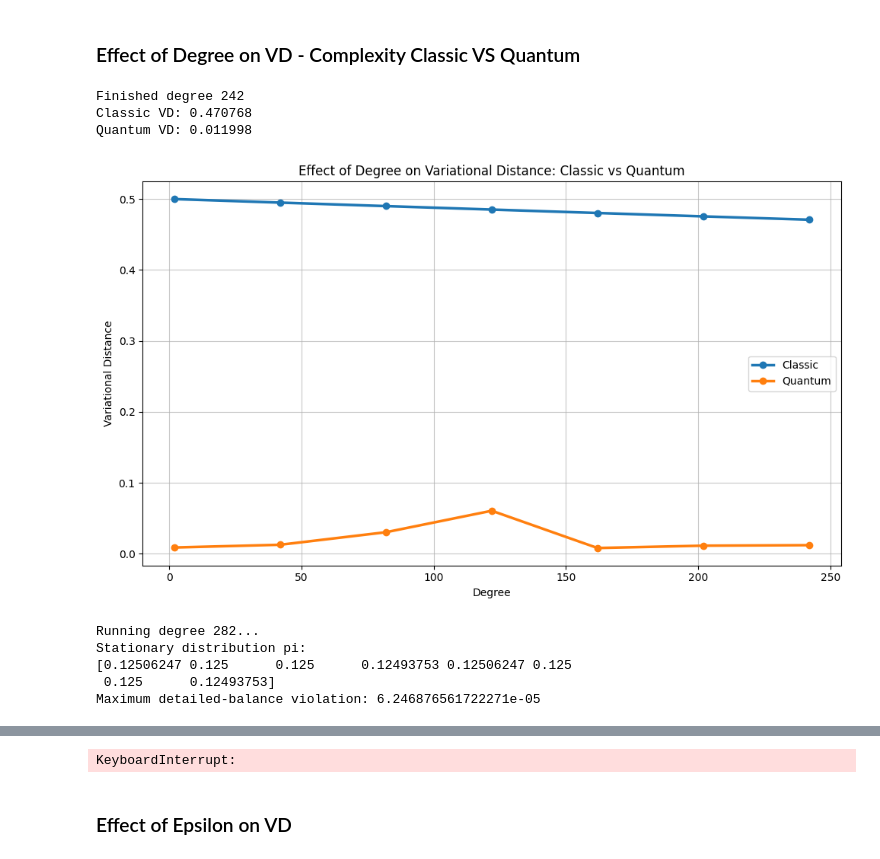
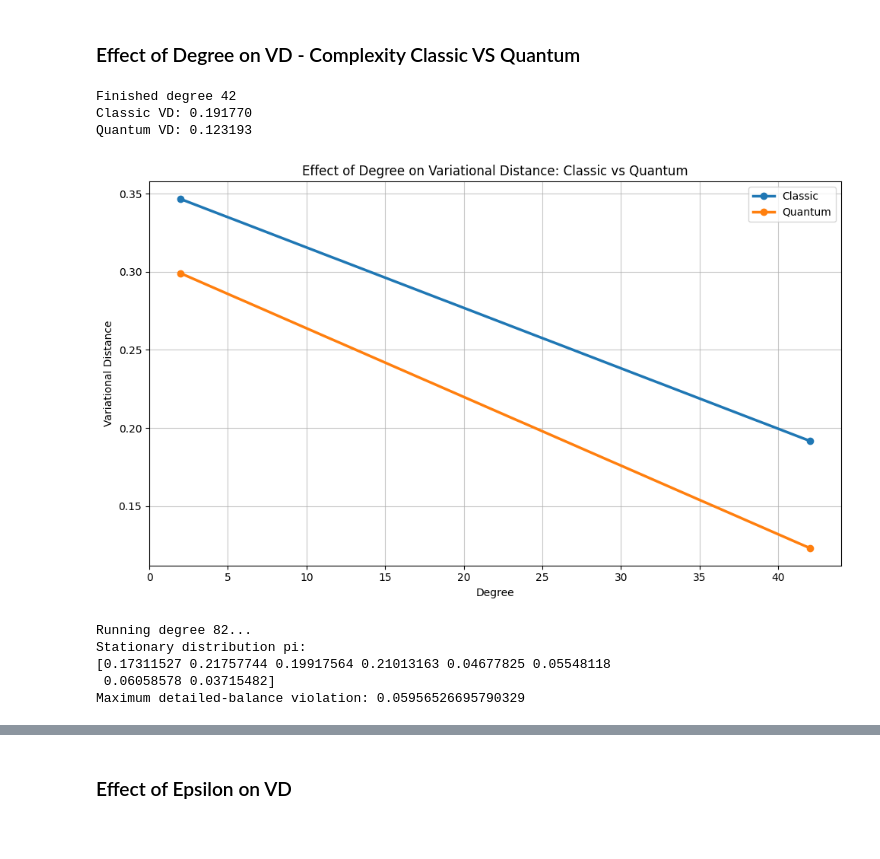
Before and after one commit to frafino/Quantum-Speedup-for-Nonreversible-Markov-Chains, a Jupyter notebook: non_reversible_toy_chain.ipynb, the cells around one changed output, grey strips where cells are left out. Drawn from its saved outputs; the diff is of its cells as text; code cells hidden in the pictures.

```diff
--- a/non_reversible_toy_chain.ipynb
+++ b/non_reversible_toy_chain.ipynb
@@ -417,6 +416,6 @@ if d % 2 != 0:
     d += 1
 
 print(f"Degree of chebyshev polynomial is: {d}")
-d = 2
-print(f"Chebyshev degree changed to {d} for experiment")
+#d = 2
+#print(f"Chebyshev degree changed to {d} for experiment")
 # %% [output]
@@ -991,7 +1017,7 @@ def classic_evolution_from_state(degree, P, pi, start_state=0):
 
 
 # Choose the target TVD you want to compare against
-target_tvd = 0.0072
+target_tvd = 0.0103
 
 # Classical search range
 max_classical_degree = 50000
@@ -1411,21 +1437,23 @@ def stationary_distribution(P):
 
     return pi
 
-P_bottleneck = np.zeros((8, 8))
+import numpy as np
 
-P_bottleneck[0:4, 0:4] = 0.25
-P_bottleneck[4:8, 4:8] = 0.25
+dim = 8
 
-eps = 0.0005
+P = np.array([
+    [0.54989,     0.34993,     0.079984,    0.019996,    0.0000467782, 0.0000554812, 0.0000605858, 0.0000371548],
+    [0.04999,     0.59988,     0.29994,     0.04999,     0.0000467782, 0.0000554812, 0.0000605858, 0.0000371548],
+    [0.019996,    0.079984,    0.54989,     0.34993,     0.0000467782, 0.0000554812, 0.0000605858, 0.0000371548],
+    [0.29994,     0.04999,     0.04999,     0.59988,     0.0000467782, 0.0000554812, 0.0000605858, 0.0000371548],
+    [0.0001731153,0.0002175774,0.0001991756,0.0002101316,0.4996,      0.09992,     0.34972,     0.04996],
+    [0.0001731153,0.0002175774,0.0001991756,0.0002101316,0.29976,     0.4996,      0.04996,     0.14988],
+    [0.0001731153,0.0002175774,0.0001991756,0.0002101316,0.04996,     0.34972,     0.4996,      0.09992],
+    [0.0001731153,0.0002175774,0.0001991756,0.0002101316,0.09992,     0.04996,     0.29976,     0.54956],
+], dtype=float)
 
-P_bottleneck[3, 3] = 0.25 - eps
-P_bottleneck[3, 4] = eps
-
-P_bottleneck[7, 7] = 0.25 - eps
-P_bottleneck[7, 0] = eps
-
-P = P_bottleneck
-dim = P.shape[0]
+# Safety renormalization, because the numbers above are rounded
+P = P / P.sum(axis=1, keepdims=True)
 
 pi = stationary_distribution(P)
 
@@ -1451,39 +1479,39 @@ for d in degree_vals:
     print(f"Classic VD: {vd_classic:.6f}")
     print(f"Quantum VD: {vd_quantum:.6f}")
 
     plt.figure(figsize=(10, 6))
 
     plt.plot(
         computed_degrees,
         vd_vals_classic,
         marker="o",
         label="Classic",
         linewidth=2.5
     )
 
     plt.plot(
         computed_degrees,
         vd_vals_quantum,
         marker="o",
         label="Quantum",
         linewidth=2.5
     )
 
     plt.title("Effect of Degree on Variational Distance: Classic vs Quantum")
     plt.xlabel("Degree")
     plt.ylabel("Variational Distance")
     plt.grid(True, alpha=0.7)
     plt.legend(loc="best")
 
     plt.tight_layout()
     plt.show()
 # %% [output]
-Finished degree 242
-Classic VD: 0.470768
-Quantum VD: 0.011998
+Finished degree 42
+Classic VD: 0.191770
+Quantum VD: 0.123193
-[figure, old version]
+[figure, new version]
-Running degree 282...
+Running degree 82...
 Stationary distribution pi:
-[0.12506247 0.125      0.125      0.12493753 0.12506247 0.125
- 0.125      0.12493753]
-Maximum detailed-balance violation: 6.246876561722271e-05
+[0.17311527 0.21757744 0.19917564 0.21013163 0.04677825 0.05548118
+ 0.06058578 0.03715482]
+Maximum detailed-balance violation: 0.05956526695790329
@@ -1492,4 +1519,3 @@ Final objective value: nan
-KeyboardInterrupt:
 # %% [markdown]
 ### Effect of Epsilon on VD
 # %%
```
Also changed, not shown: parts of 17 cells of this notebook.
